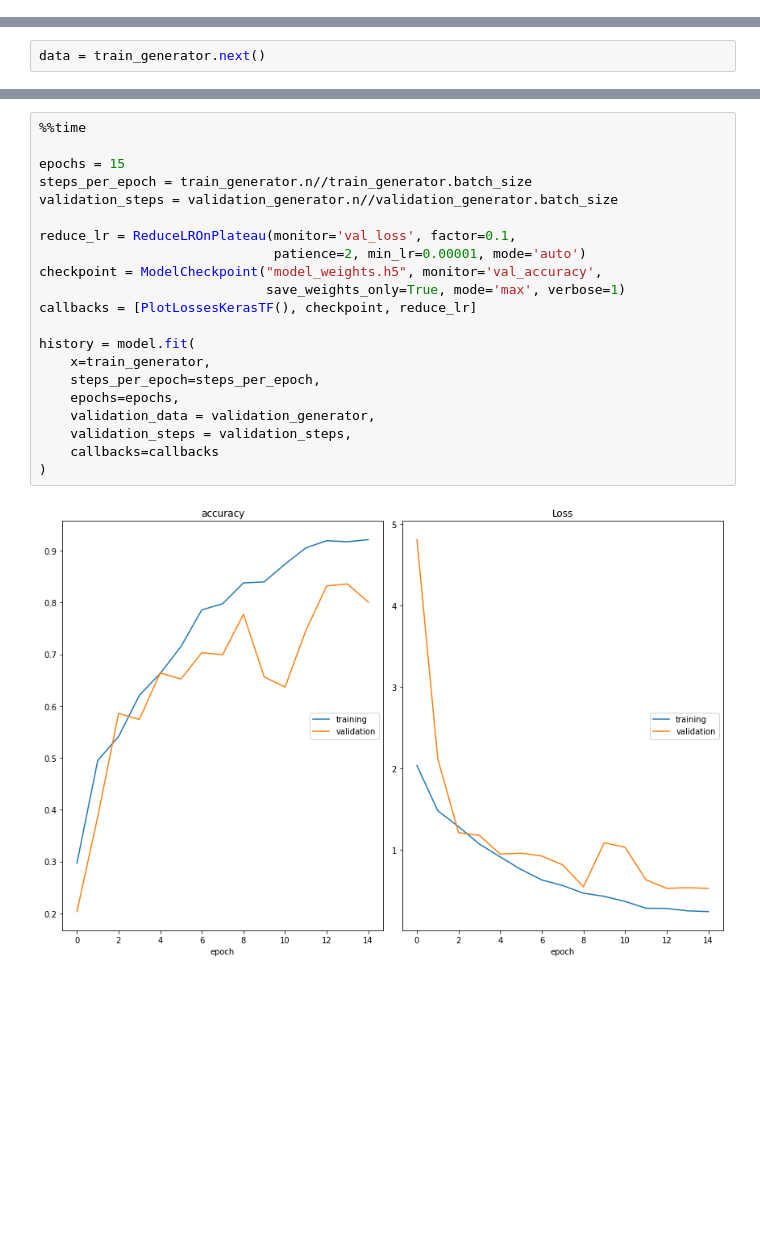
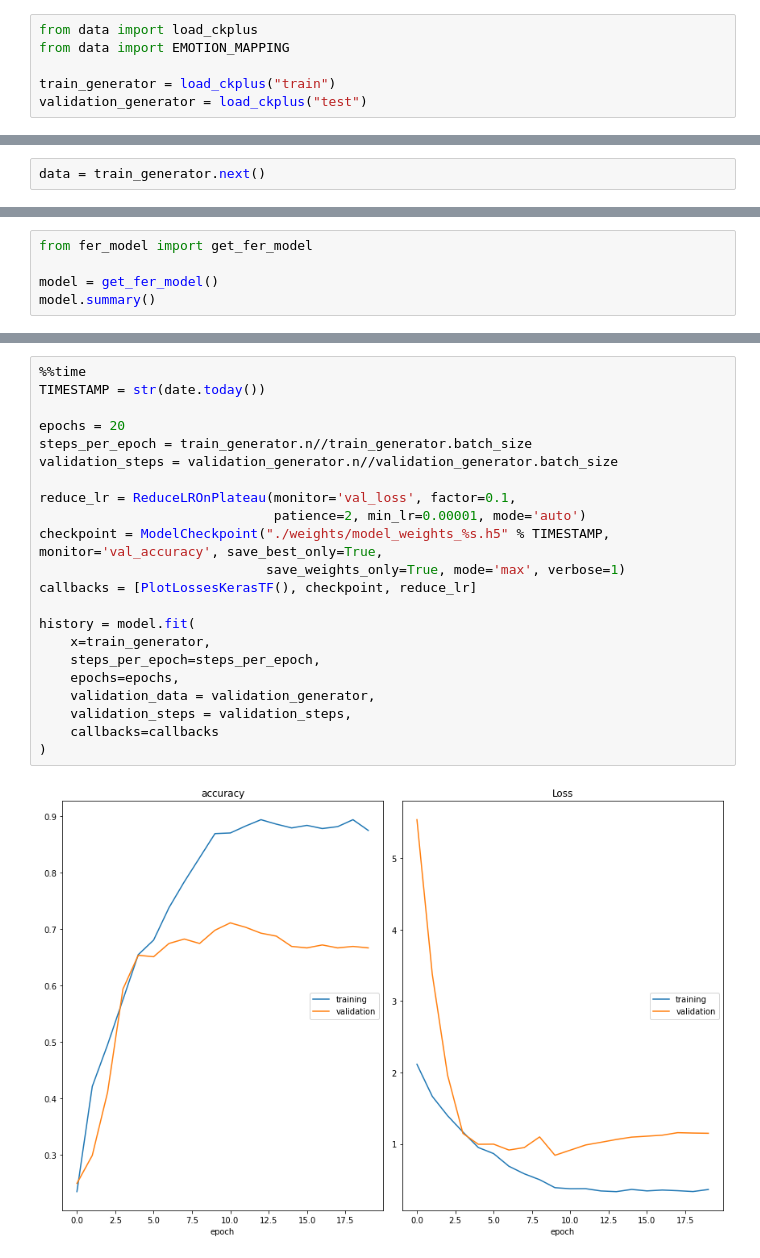
Before and after one commit to samuilstoychev/model-compression-fer, a Jupyter notebook: ModelTraining.ipynb, the cells around one changed output, grey strips where cells are left out. Drawn from its saved outputs; the diff is of its cells as text; blank space fills up the shorter version.

```diff
--- a/ModelTraining.ipynb
+++ b/ModelTraining.ipynb
@@ -48,0 +18,6 @@ Found 258 images belonging to 8 classes.
+# %%
+from data import load_ckplus
+from data import EMOTION_MAPPING
+
+train_generator = load_ckplus("train")
+validation_generator = load_ckplus("test")
@@ -133,0 +44,5 @@ _________________________________________________________________
+# %%
+from fer_model import get_fer_model
+
+model = get_fer_model()
+model.summary()
@@ -141,24 +70,25 @@ Baseline here stands for the original, *un-compressed* version. Later we will ap
 # %%
 %%time
+TIMESTAMP = str(date.today())
 
-epochs = 15
+epochs = 20
 steps_per_epoch = train_generator.n//train_generator.batch_size
 validation_steps = validation_generator.n//validation_generator.batch_size
 
 reduce_lr = ReduceLROnPlateau(monitor='val_loss', factor=0.1,
                               patience=2, min_lr=0.00001, mode='auto')
-checkpoint = ModelCheckpoint("model_weights.h5", monitor='val_accuracy',
+checkpoint = ModelCheckpoint("./weights/model_weights_%s.h5" % TIMESTAMP, monitor='val_accuracy', save_best_only=True,
                              save_weights_only=True, mode='max', verbose=1)
 callbacks = [PlotLossesKerasTF(), checkpoint, reduce_lr]
 
 history = model.fit(
     x=train_generator,
     steps_per_epoch=steps_per_epoch,
     epochs=epochs,
     validation_data = validation_generator,
     validation_steps = validation_steps,
     callbacks=callbacks
 )
 # %% [output]
-[figure, old version]
+[figure, new version]
 accuracy
```
Also changed, not shown: parts of 30 cells of this notebook, 41 other files.
